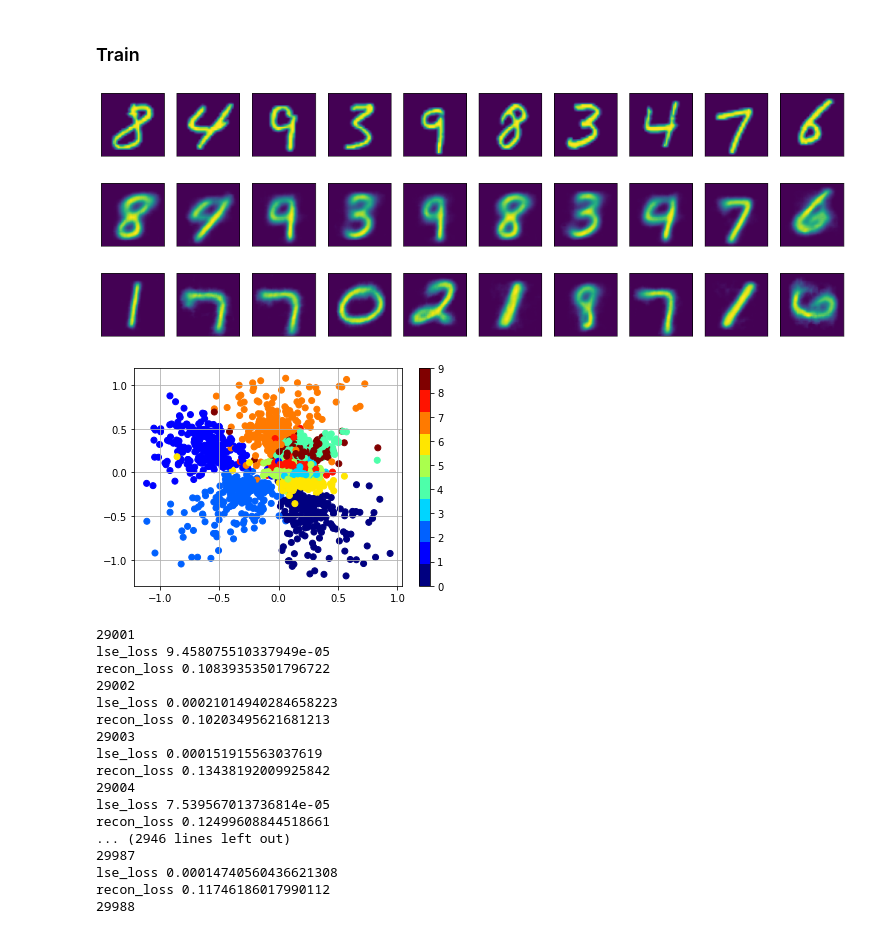
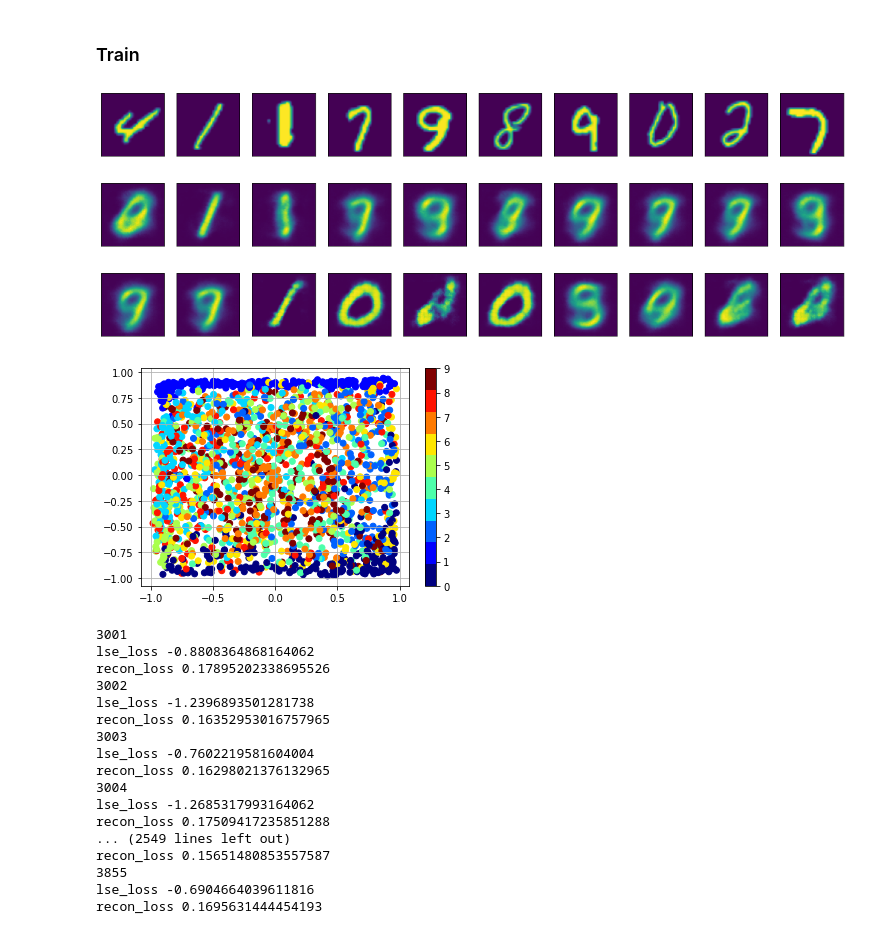
Before and after one commit to scpark20/lse, a Jupyter notebook: train/train01.11-12.ipynb, the cells around one changed output. Saved outputs shown, nothing was run; the diff lists cells and outputs as text; code cells hidden in the pictures.

```diff
--- a/train/train01.11-12.ipynb
+++ b/train/train01.11-12.ipynb
@@ -58,7 +58,7 @@ device = 'cuda:0'
 
 model = Model(Encoder(**hp), LatentLayer(**hp), Decoder(**hp))
 model = model.to(device)
-optimizer = torch.optim.AdamW(model.parameters(), lr=1e-3)
+optimizer = torch.optim.AdamW(model.parameters(), lr=1e-4)
 
 for name, module in model.named_modules():
     if len(name.split('.')) <= 2 and len(name) > 0:
@@ -106,7 +110,7 @@ mnist_trainset = datasets.MNIST(root='./data', train=True, download=True, transf
 mnist_testset = datasets.MNIST(root='./data', train=False, download=True, transform=transform)
 
 # Create data loaders
-train_loader = DataLoader(mnist_trainset, batch_size=16, shuffle=True)
+train_loader = DataLoader(mnist_trainset, batch_size=128, shuffle=True)
 test_loader = DataLoader(mnist_testset, batch_size=2048, shuffle=True)
 print('done')
 # %% [output]
@@ -157,7 +161,7 @@ while True:
         # Forward
         model.train()
         model.zero_grad()
-        data = model(data, M=10000, sigma=1e-1)
+        data = model(data, M=1000)
 
         # Backward
         loss = 0
@@ -171,53 +175,53 @@ while True:
 
         if step % 1000 == 0:
             import matplotlib.pyplot as plt
             display.clear_output()
 
             batch = next(iter(test_loader))
             data = preprocess(batch)
 
             model.eval()
             with torch.no_grad():
-                data = model(data, M=1000, sigma=1e-1)
+                data = model(data, M=1000)
 
             plot(data['x'])
             plot(data['y'])
 
             with torch.no_grad():
-                z = (torch.rand(10, hp.z_dim)*2-1).to(device)
+                z = torch.randn(10, hp.z_dim).to(device)
                 y = model.sample(z)
                 plot(y)
 
             import matplotlib.pyplot as plt
             _z = data['z'].data.cpu().numpy()
             plt.scatter(_z[:, 0], _z[:, 1], c=data['t'].data.cpu().numpy(), cmap=discrete_cmap(10, 'jet'))
             plt.grid()
             plt.colorbar()
             plt.show()
 
         if step % 10000 == 0:
             save(save_dir, step, model, optimizer)
 
         step += 1
 # %% [output]
-[figure, old version]
+[figure, new version]
-[figure, old version]
+[figure, new version]
-[figure, old version]
+[figure, new version]
-[figure, old version]
+[figure, new version]
-29001
-lse_loss 9.458075510337949e-05
-recon_loss 0.10839353501796722
-29002
-lse_loss 0.00021014940284658223
-recon_loss 0.10203495621681213
-29003
-lse_loss 0.000151915563037619
-recon_loss 0.13438192009925842
-29004
-lse_loss 7.539567013736814e-05
-recon_loss 0.12499608844518661
-... (2946 lines left out)
-29987
-lse_loss 0.00014740560436621308
-recon_loss 0.11746186017990112
-29988
+3001
+lse_loss -0.8808364868164062
+recon_loss 0.17895202338695526
+3002
+lse_loss -1.2396893501281738
+recon_loss 0.16352953016757965
+3003
+lse_loss -0.7602219581604004
+recon_loss 0.16298021376132965
+3004
+lse_loss -1.2685317993164062
+recon_loss 0.17509417235851288
+... (2549 lines left out)
+recon_loss 0.15651480853557587
+3855
+lse_loss -0.6904664039611816
+recon_loss 0.1695631444454193
```
Also changed, not shown: parts of 3 cells of this notebook, 26 other files.
